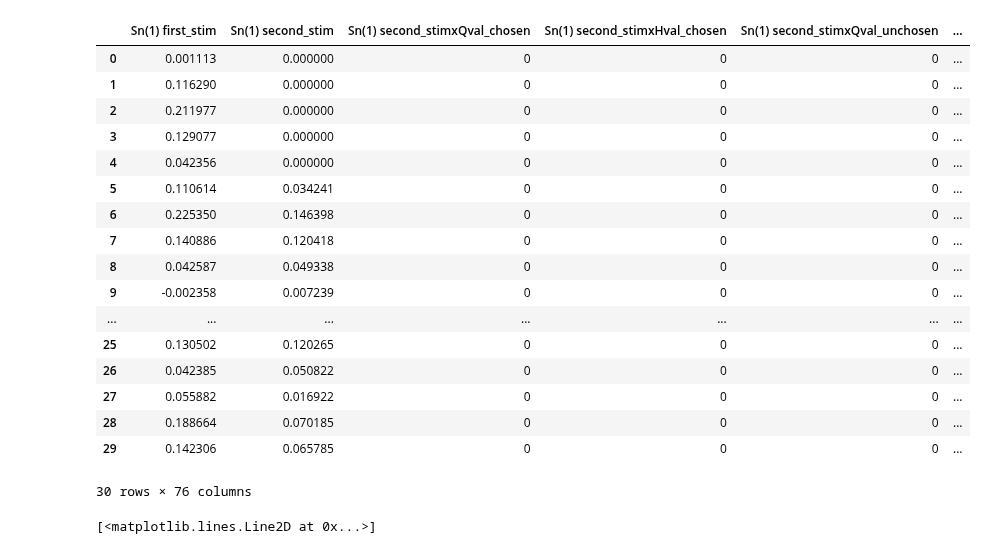
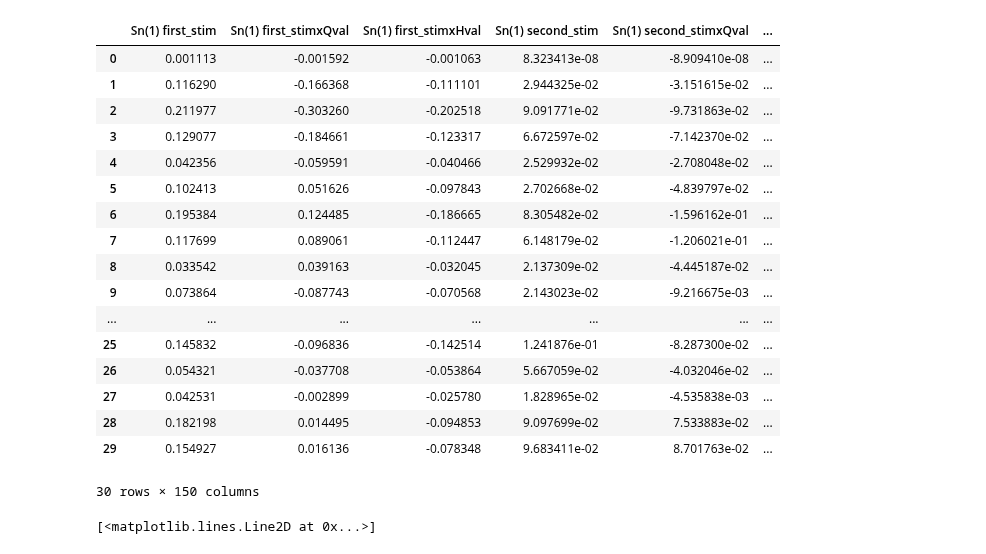
Before and after one commit to hugofluhr/learning-habits-analysis, a Jupyter notebook: notebooks/inspect_spm_dm.ipynb, the cells around one changed output. Saved outputs shown, nothing was run; the diff lists cells and outputs as text; code cells hidden in the pictures.

```diff
--- a/notebooks/inspect_spm_dm.ipynb
+++ b/notebooks/inspect_spm_dm.ipynb
@@ -9,8 +9,9 @@ import sys
 sys.path.append('/home/ubuntu/repos/learning-habits-analysis')
 from utils.data import Subject
 # %%
-first_lvl_dir = "/home/ubuntu/data/learning-habits/spm_format_20250603/outputs/glm2_chosen_2025-10-29-02-11"
+#first_lvl_dir = "/home/ubuntu/data/learning-habits/spm_format_20250603/outputs/glm2_chosen_2025-10-29-02-11"
 #first_lvl_dir = "/home/ubuntu/data/learning-habits/spm_format_20250603/outputs/glm2_diff_timing_2025-10-29-12-13"
+first_lvl_dir = "/home/ubuntu/data/learning-habits/spm_format_20250603/outputs/glm2_scrubbed_2025-11-04-11-16"
 # %%
 def clean_spm_colname(col):
     if '*bf(1)' in col:
@@ -47,26 +56,26 @@ plot_design_matrix(dms_learning[11])
 cols1 = dms_learning[-2].columns.tolist()
 cols2 = dms_learning[-1].columns.tolist()
 # %%
-dms_learning[11].head(30)
+dms_learning[-1].head(30)
 # %% [output]
-|  | Sn(1) first_stim | Sn(1) second_stim | Sn(1) second_stimxQval_chosen | Sn(1) second_stimxHval_chosen | Sn(1) second_stimxQval_unchosen | ... |
-| 0 | 0.001113 | 0.000000 | 0 | 0 | 0 | ... |
-| 1 | 0.116290 | 0.000000 | 0 | 0 | 0 | ... |
-| 2 | 0.211977 | 0.000000 | 0 | 0 | 0 | ... |
-| 3 | 0.129077 | 0.000000 | 0 | 0 | 0 | ... |
-| 4 | 0.042356 | 0.000000 | 0 | 0 | 0 | ... |
-| 5 | 0.110614 | 0.034241 | 0 | 0 | 0 | ... |
-| 6 | 0.225350 | 0.146398 | 0 | 0 | 0 | ... |
-| 7 | 0.140886 | 0.120418 | 0 | 0 | 0 | ... |
-| 8 | 0.042587 | 0.049338 | 0 | 0 | 0 | ... |
-| 9 | -0.002358 | 0.007239 | 0 | 0 | 0 | ... |
+|  | Sn(1) first_stim | Sn(1) first_stimxQval | Sn(1) first_stimxHval | Sn(1) second_stim | Sn(1) second_stimxQval | ... |
+| 0 | 0.001113 | -0.001592 | -0.001063 | 8.323413e-08 | -8.909410e-08 | ... |
+| 1 | 0.116290 | -0.166368 | -0.111101 | 2.944325e-02 | -3.151615e-02 | ... |
+| 2 | 0.211977 | -0.303260 | -0.202518 | 9.091771e-02 | -9.731863e-02 | ... |
+| 3 | 0.129077 | -0.184661 | -0.123317 | 6.672597e-02 | -7.142370e-02 | ... |
+| 4 | 0.042356 | -0.059591 | -0.040466 | 2.529932e-02 | -2.708048e-02 | ... |
+| 5 | 0.102413 | 0.051626 | -0.097843 | 2.702668e-02 | -4.839797e-02 | ... |
+| 6 | 0.195384 | 0.124485 | -0.186665 | 8.305482e-02 | -1.596162e-01 | ... |
+| 7 | 0.117699 | 0.089061 | -0.112447 | 6.148179e-02 | -1.206021e-01 | ... |
+| 8 | 0.033542 | 0.039163 | -0.032045 | 2.137309e-02 | -4.445187e-02 | ... |
+| 9 | 0.073864 | -0.087743 | -0.070568 | 2.143023e-02 | -9.216675e-03 | ... |
 | ... | ... | ... | ... | ... | ... | ... |
-| 25 | 0.130502 | 0.120265 | 0 | 0 | 0 | ... |
-| 26 | 0.042385 | 0.050822 | 0 | 0 | 0 | ... |
-| 27 | 0.055882 | 0.016922 | 0 | 0 | 0 | ... |
-| 28 | 0.188664 | 0.070185 | 0 | 0 | 0 | ... |
-| 29 | 0.142306 | 0.065785 | 0 | 0 | 0 | ... |
+| 25 | 0.145832 | -0.096836 | -0.142514 | 1.241876e-01 | -8.287300e-02 | ... |
+| 26 | 0.054321 | -0.037708 | -0.053864 | 5.667059e-02 | -4.032046e-02 | ... |
+| 27 | 0.042531 | -0.002899 | -0.025780 | 1.828965e-02 | -4.535838e-03 | ... |
+| 28 | 0.182198 | 0.014495 | -0.094853 | 9.097699e-02 | 7.533883e-02 | ... |
+| 29 | 0.154927 | 0.016136 | -0.078348 | 9.683411e-02 | 8.701763e-02 | ... |
-30 rows × 76 columns
+30 rows × 150 columns
 # %%
 plt.plot(dms_learning[11]['Sn(1) second_stimxQval_chosen'])
 # %% [output]
```
Also changed, not shown: parts of 3 cells of this notebook.
